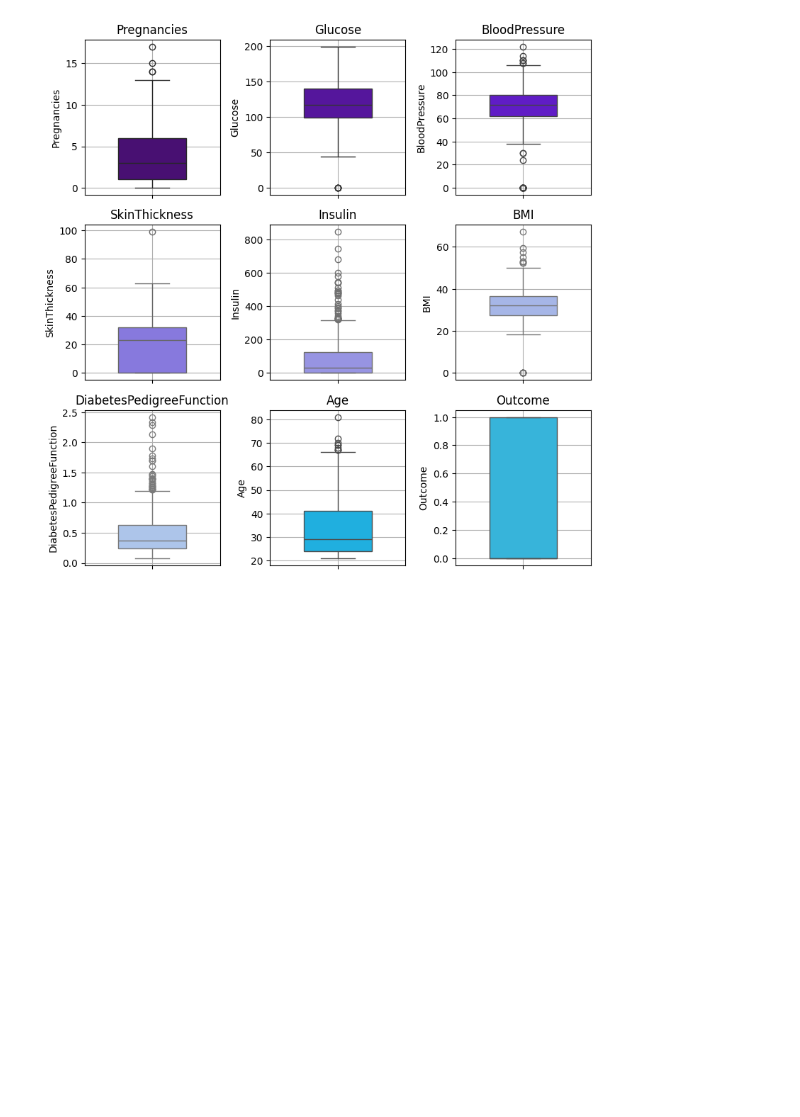
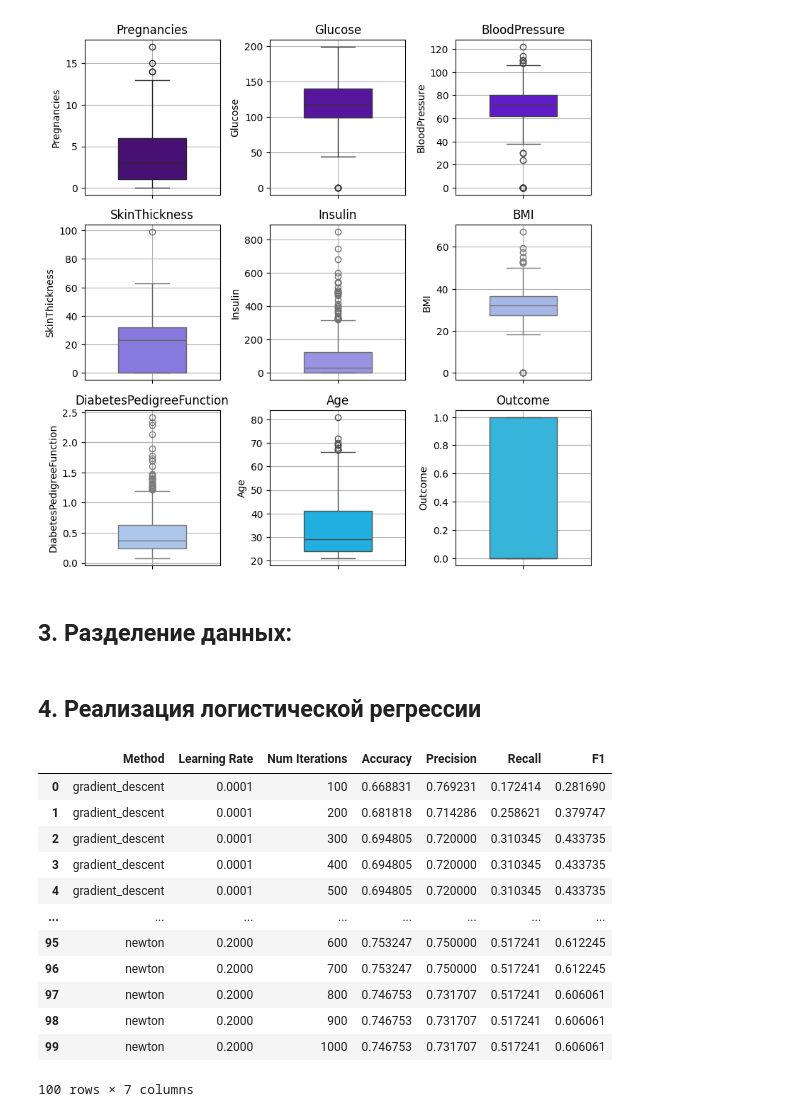
Before and after one commit to svinoczarITMO/s5-ais-lab6, a Jupyter notebook: solytion.ipynb, the cells around one changed output. Saved outputs shown, nothing was run; the diff lists cells and outputs as text; code cells hidden in the pictures; blank space fills up the shorter version.

```diff
--- a/solytion.ipynb
+++ b/solytion.ipynb
@@ -48,3 +48,5 @@ plt.tight_layout()
 plt.show()
 # %% [output]
 [figure]
+# %% [markdown]
+## 3. Разделение данных:
@@ -50,0 +69,2 @@ plt.show()
+# %% [markdown]
+## 4. Реализация логистической регрессии
@@ -50,0 +117,59 @@ plt.show()
+# %%
+def accuracy_score(y_true, y_pred):
+    return np.mean(y_true == y_pred)
+
+def precision_score(y_true, y_pred):
+    tp = np.sum((y_true == 1) & (y_pred == 1))
+    fp = np.sum((y_true == 0) & (y_pred == 1))
+    return tp / (tp + fp)
+
+def recall_score(y_true, y_pred):
+    tp = np.sum((y_true == 1) & (y_pred == 1))
+    fn = np.sum((y_true == 1) & (y_pred == 0))
+    return tp / (tp + fn)
+
+def f1_score(precision, recall):
+    return 2 * (precision * recall) / (precision + recall)
+
+
+# Варьирование гиперпараметров
+learning_rates = [0.0001, 0.001, 0.01, 0.1, 0.2]
+num_iterations = [100, 200, 300, 400, 500, 600, 700, 800, 900, 1000]
+optimization_methods = ['gradient_descent', 'newton']
+
+results = []
+
+for method in optimization_methods:
+    # print(f'method: {method}')
+    for lr in learning_rates:
+        # print(f'learning rate: {lr}')
+        for ni in num_iterations:
+            # print(f'ni: {ni}')
+            model = LogisticRegression(learning_rate=lr, num_iterations=ni, optimization_method=method)
+            model.fit(X_train.values, y_train.values)
+            y_pred = model.predict(X_test.values)
+            accuracy = accuracy_score(y_test, y_pred)
+            precision = precision_score(y_test, y_pred)
+            recall = recall_score(y_test, y_pred)
+            f1 = f1_score(precision, recall)
+            results.append((method, lr, ni, accuracy, precision, recall, f1))
+            # print()
+
+
+results_df = pd.DataFrame(results, columns=['Method', 'Learning Rate', 'Num Iterations', 'Accuracy', 'Precision', 'Recall', 'F1'])
+# %%
+results_df
+# %% [output]
+|  | Method | Learning Rate | Num Iterations | Accuracy | Precision | Recall | F1 |
+| 0 | gradient_descent | 0.0001 | 100 | 0.668831 | 0.769231 | 0.172414 | 0.281690 |
+| 1 | gradient_descent | 0.0001 | 200 | 0.681818 | 0.714286 | 0.258621 | 0.379747 |
+| 2 | gradient_descent | 0.0001 | 300 | 0.694805 | 0.720000 | 0.310345 | 0.433735 |
+| 3 | gradient_descent | 0.0001 | 400 | 0.694805 | 0.720000 | 0.310345 | 0.433735 |
+| 4 | gradient_descent | 0.0001 | 500 | 0.694805 | 0.720000 | 0.310345 | 0.433735 |
+| ... | ... | ... | ... | ... | ... | ... | ... |
+| 95 | newton | 0.2000 | 600 | 0.753247 | 0.750000 | 0.517241 | 0.612245 |
+| 96 | newton | 0.2000 | 700 | 0.753247 | 0.750000 | 0.517241 | 0.612245 |
+| 97 | newton | 0.2000 | 800 | 0.746753 | 0.731707 | 0.517241 | 0.606061 |
+| 98 | newton | 0.2000 | 900 | 0.746753 | 0.731707 | 0.517241 | 0.606061 |
+| 99 | newton | 0.2000 | 1000 | 0.746753 | 0.731707 | 0.517241 | 0.606061 |
+100 rows × 7 columns
```
Also changed, not shown: parts of 6 cells of this notebook.
